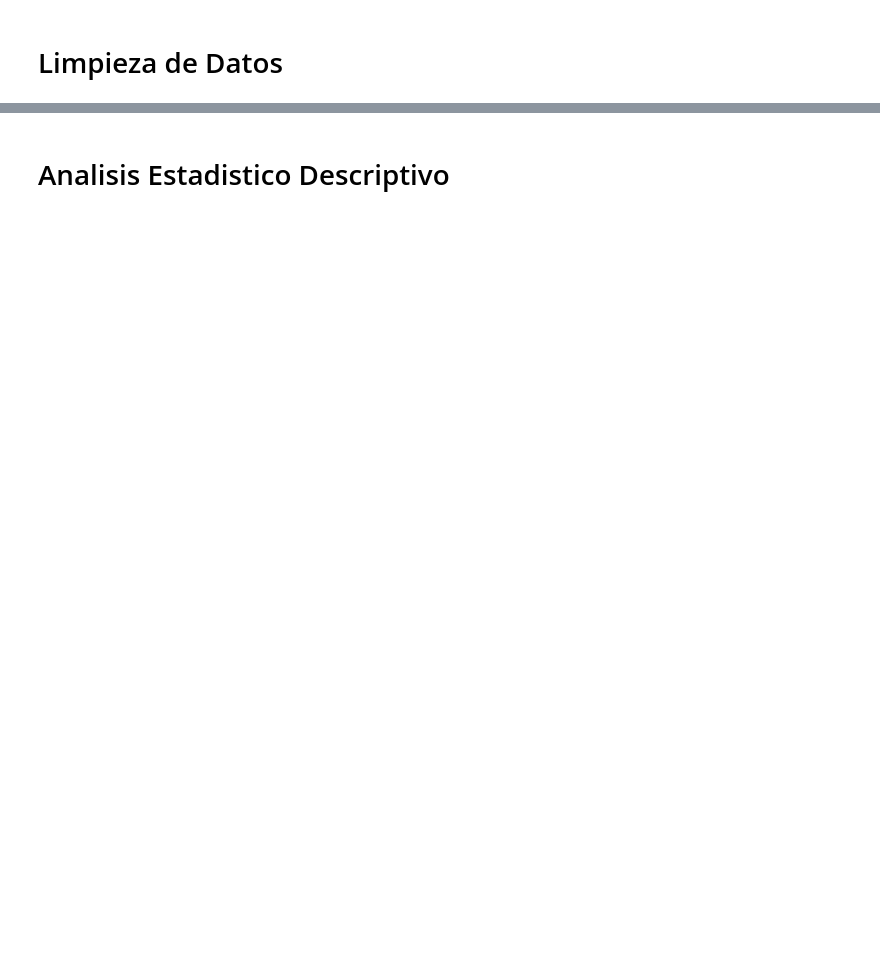
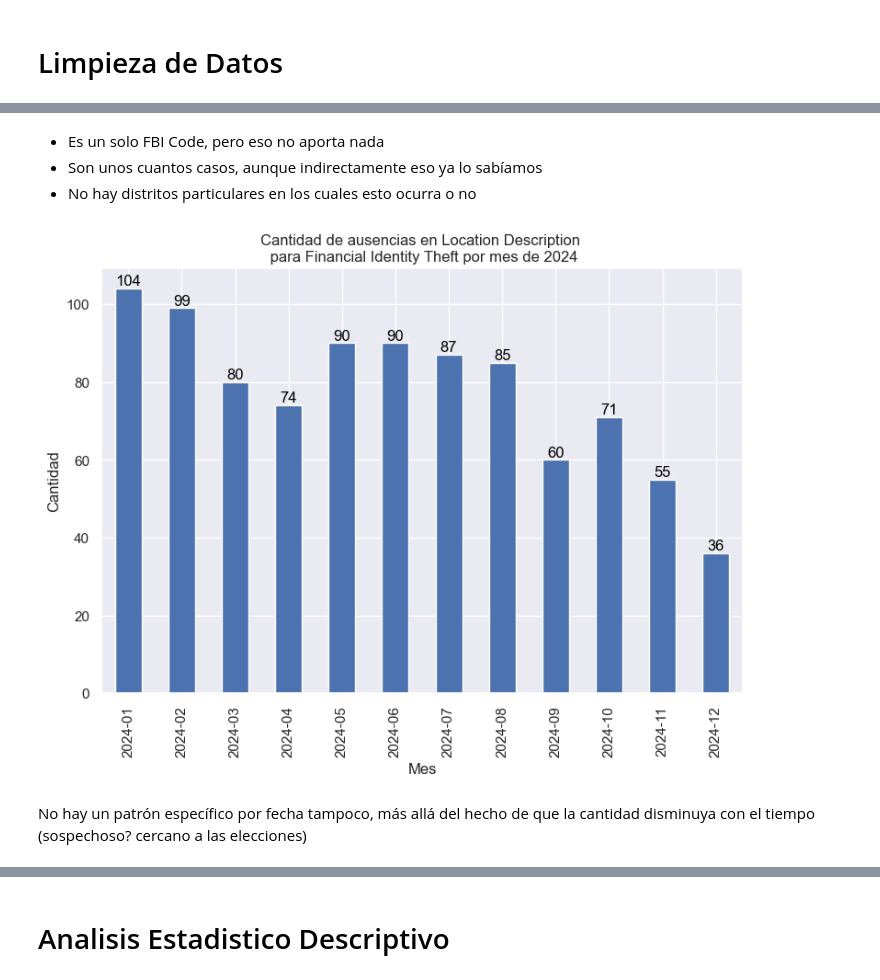
Before and after one commit to mbarquienero/Analisis_de_datos, a Jupyter notebook: chicago_crimenes.ipynb, the cells around one changed output, grey strips where cells are left out. Cells and saved outputs as stored; diff of their text form; code cells hidden in the pictures; blank space fills up the shorter version.

```diff
--- a/chicago_crimenes.ipynb
+++ b/chicago_crimenes.ipynb
@@ -51,0 +836,2 @@ distritos_df
+# %%
+df['missing_loc_descr'] = df['Location Description'].isnull()
@@ -51,0 +959,19 @@ distritos_df
+# %%
+# seguimos afinando
+financial_thefts_df = df[(df['Primary Type']=='DECEPTIVE PRACTICE') & (df['Description'].str.startswith('FINANCIAL IDENTITY THEFT'))]
+
+_ = (
+    financial_thefts_df
+    .drop(columns=['Date','Latitude','Longitude','Location Description','missing_georref','Arrest','Domestic','Primary Type'])
+)
+
+res = (
+    _
+    .groupby('missing_loc_descr')
+    .nunique()
+)
+
+res.rename_axis("Missing 'Location Description'", inplace=True)
+res.loc['Global'] = _.drop(columns='missing_loc_descr').nunique()
+
+res
@@ -51,0 +984,27 @@ distritos_df
+# %% [markdown]
+* Es un solo FBI Code, pero eso no aporta nada
+* Son unos cuantos casos, aunque indirectamente eso ya lo sabíamos
+* No hay distritos particulares en los cuales esto ocurra o no
+# %%
+# solo queda mirar el Date por las dudas
+
+fig, ax = plt.subplots(figsize=(9,6))
+aux = (
+    financial_thefts_df
+    .groupby(df['Date'].dt.to_period('M'))
+    ['missing_loc_descr']
+    .sum()
+)
+
+ax = aux.plot(kind='bar', title='Cantidad de ausencias en Location Description \n para Financial Identity Theft por mes de 2024')
+ax.set_xlabel('Mes')
+ax.set_ylabel('Cantidad')
+
+for x, y in zip(range(len(aux)), aux):
+    ax.text(x, y + 0.1, f'{y}', color='black', ha='center', va='bottom')
+
+plt.show()
+# %% [output]
+[figure, added]
+# %% [markdown]
+No hay un patrón específico por fecha tampoco, más allá del hecho de que la cantidad disminuya con el tiempo (sospechoso? cercano a las elecciones)
```
Also changed, not shown: parts of 117 cells of this notebook.
